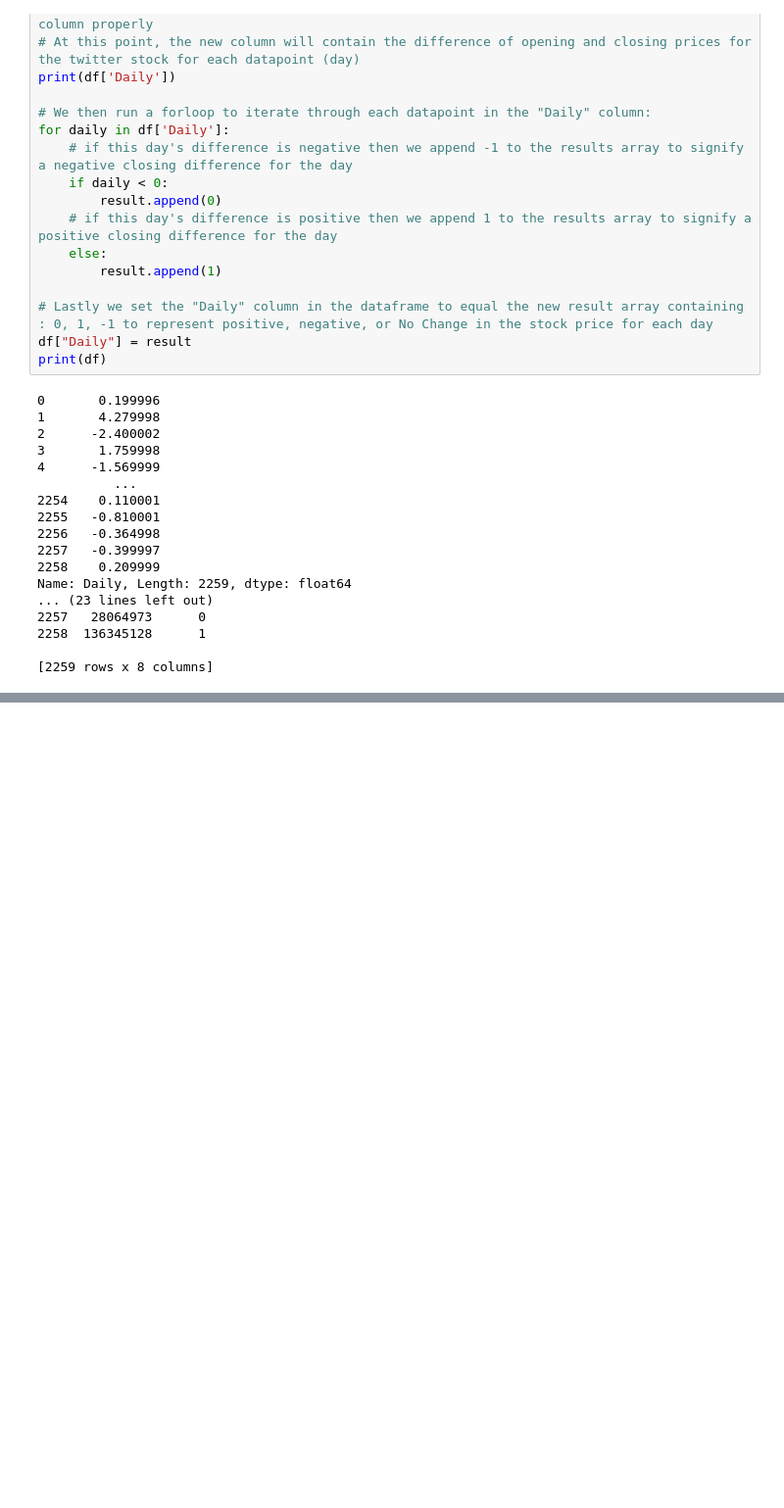
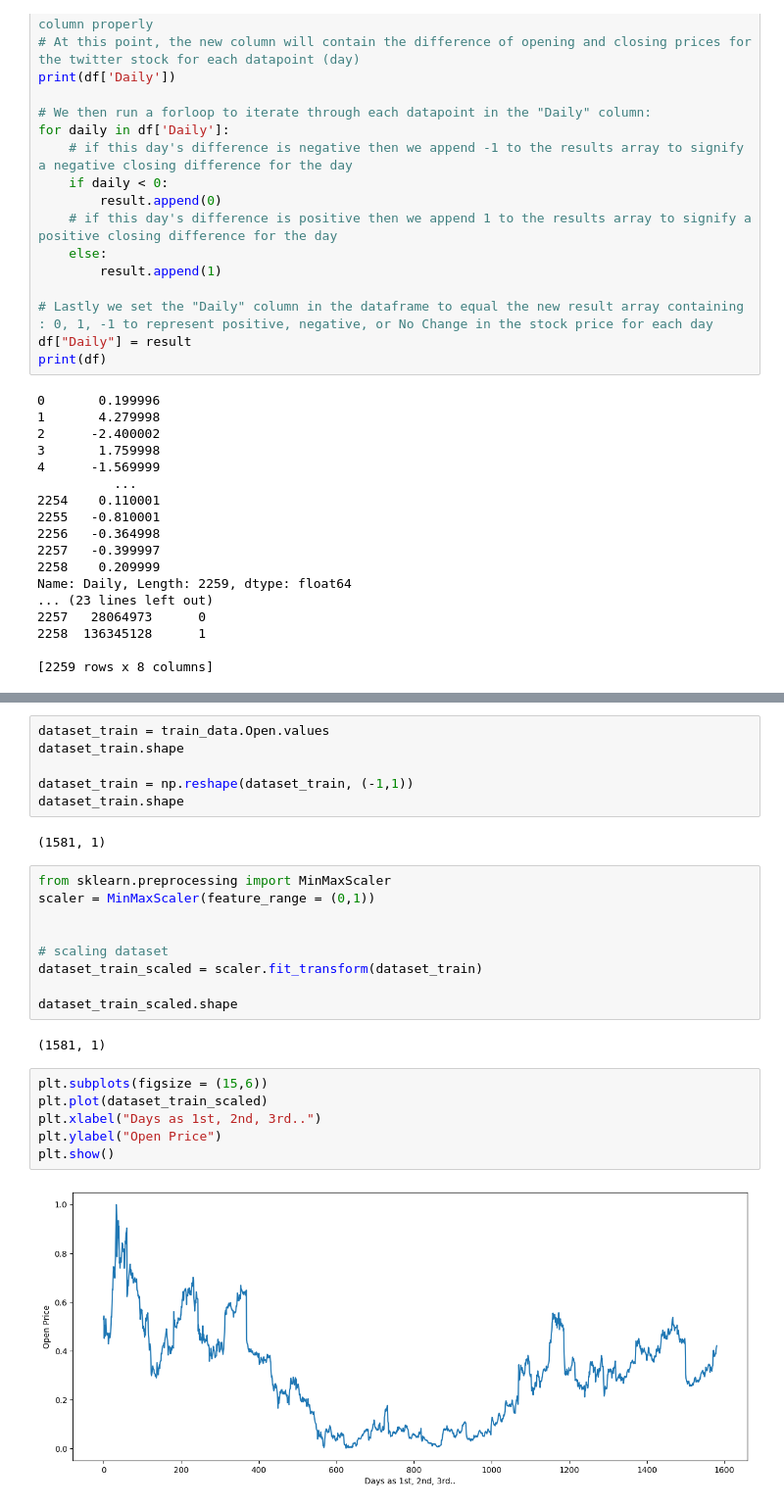
Before and after one commit to johnmaxpetrarca/StockVolatilityProject, a Jupyter notebook: projectStuff-2.ipynb, the cells around one changed output, grey strips where cells are left out. Shown at 98% size. Saved outputs shown, nothing was run; the diff lists cells and outputs as text; blank space fills up the shorter version.

```diff
--- a/projectStuff-2.ipynb
+++ b/projectStuff-2.ipynb
@@ -160,0 +204,27 @@ Variable Interaction Attempt Linear Regression:  0.04116865869853914
+# %%
+dataset_train = train_data.Open.values
+dataset_train.shape
+
+dataset_train = np.reshape(dataset_train, (-1,1))
+dataset_train.shape
+# %% [output]
+(1581, 1)
+# %%
+from sklearn.preprocessing import MinMaxScaler
+scaler = MinMaxScaler(feature_range = (0,1))
+
+
+# scaling dataset
+dataset_train_scaled = scaler.fit_transform(dataset_train)
+
+dataset_train_scaled.shape
+# %% [output]
+(1581, 1)
+# %%
+plt.subplots(figsize = (15,6))
+plt.plot(dataset_train_scaled)
+plt.xlabel("Days as 1st, 2nd, 3rd..")
+plt.ylabel("Open Price")
+plt.show()
+# %% [output]
+[figure, added]
```
Also changed, not shown: parts of 29 cells of this notebook.
